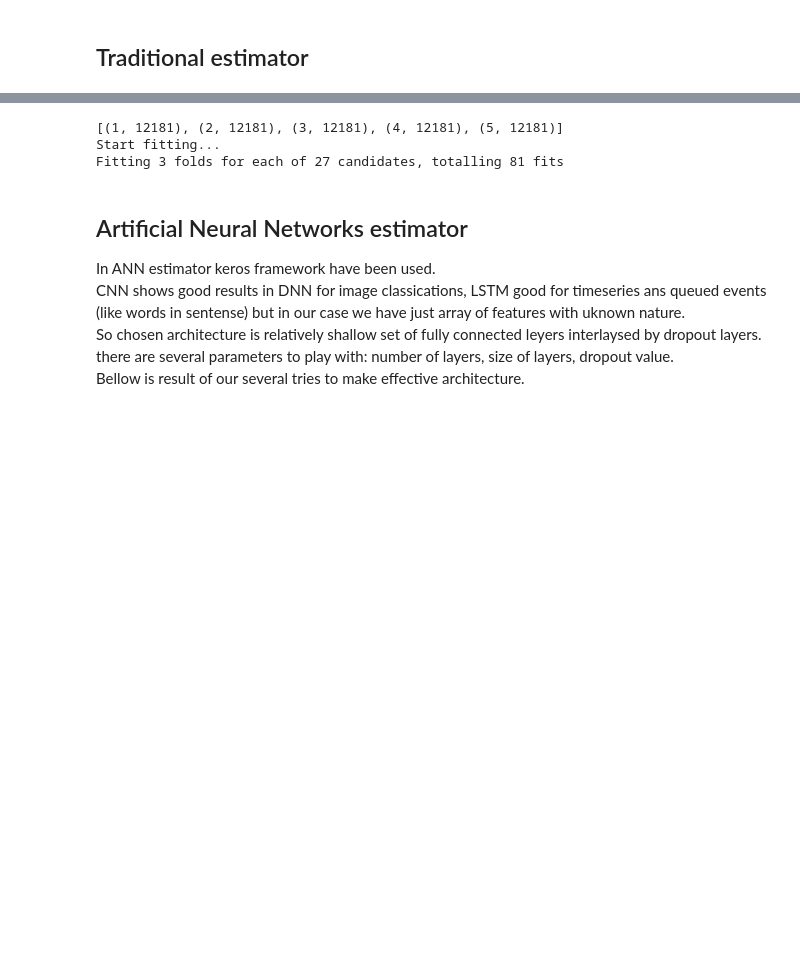
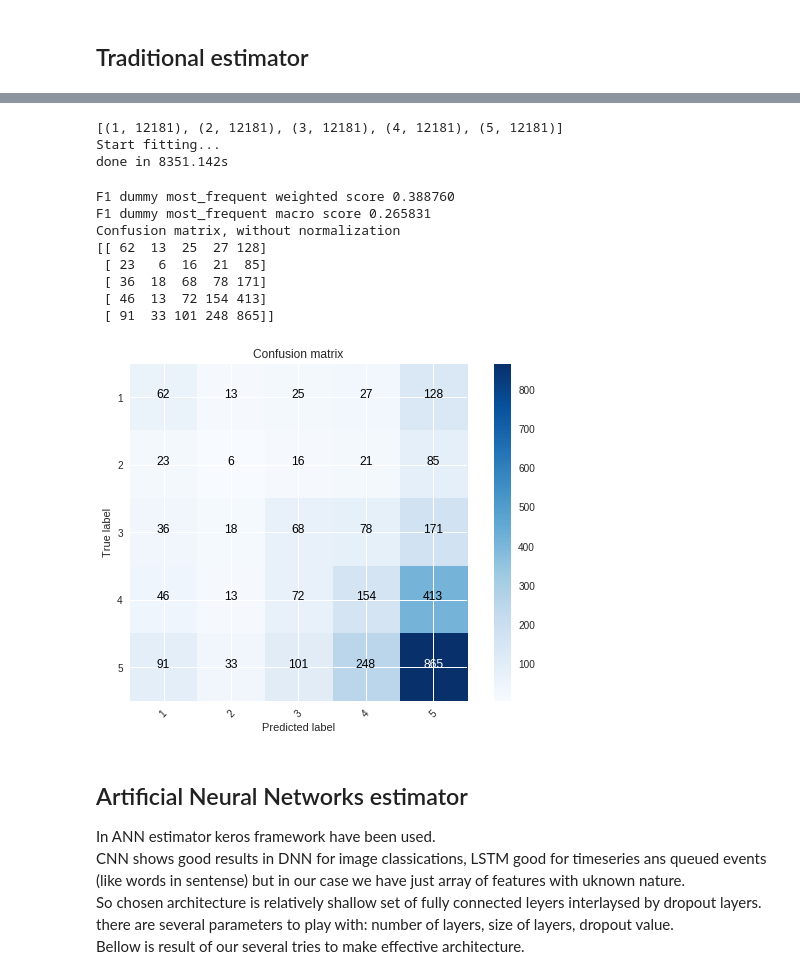
Before and after one commit to gitgash/ds-test, a Jupyter notebook: ann_estimator.ipynb, the cells around one changed output, grey strips where cells are left out. Cells and saved outputs as stored; diff of their text form; code cells hidden in the pictures; blank space fills up the shorter version.

```diff
--- a/ann_estimator.ipynb
+++ b/ann_estimator.ipynb
@@ -293,16 +299,14 @@ from collections import Counter
 print(sorted(Counter(y_resampled).items()))
 
 # create emty params to fill later
-params = {}
+# params = {}
 
 # PCA
-pca = PCA(svd_solver='randomized', whiten=True)
-params['pca__n_components'] = (300, 512, 800)
+pca = PCA(n_components = 512, svd_solver='randomized', whiten=True)
 
 # SVM
 svm = SVC(kernel='rbf')
-params['svm__C'] = (0.8, 1, 5)
-params['svm__gamma'] = [0.005, 0.01, 0.05]
+# params['svm__gamma'] = [0.005, 0.01, 0.05]
 
 # define pipeline
 pipeline = Pipeline([
@@ -310,27 +314,41 @@ pipeline = Pipeline([
     ('svm', svm),
 ])
 
-grid_search = GridSearchCV(pipeline, params, n_jobs=-1, verbose=1)
+# grid_search = GridSearchCV(pipeline, params, n_jobs=-1, verbose=1)
 
 print("Start fitting...")
 t0 = time()
-grid_search.fit(X_resampled, y_resampled)
+# grid_search.fit(X_resampled, y_resampled)
+pipeline.fit(X_resampled, y_resampled)
+
 print("done in %0.3fs" % (time() - t0))
 # %% [output]
 [(1, 12181), (2, 12181), (3, 12181), (4, 12181), (5, 12181)]
 Start fitting...
-Fitting 3 folds for each of 27 candidates, totalling 81 fits
+done in 8351.142s
 # %%
 # print best estimator params
-best_parameters = grid_search.best_estimator_.get_params()
-for param_name in sorted(params.keys()):
-    print("\t%s: %r" % (param_name, best_parameters[param_name]))
+# best_parameters = grid_search.best_estimator_.get_params()
+# for param_name in sorted(params.keys()):
+#     print("\t%s: %r" % (param_name, best_parameters[param_name]))
 # resultd evalution
-y_pred = grid_search.best_estimator_.predict(X_test)
+# y_pred = grid_search.best_estimator_.predict(X_test)
+
+y_pred = pipeline.predict(X_test)
 print("F1 dummy most_frequent weighted score %f" % f1_score(y_test, y_pred, average='weighted'))
 print("F1 dummy most_frequent macro score %f" % f1_score(y_test, y_pred, average='macro'))
 cnf_matrix = confusion_matrix(y_test, y_pred)
 plot_confusion_matrix(cnf_matrix,[1,2,3,4,5])
+# %% [output]
+F1 dummy most_frequent weighted score 0.388760
+F1 dummy most_frequent macro score 0.265831
+Confusion matrix, without normalization
+[[ 62  13  25  27 128]
+ [ 23   6  16  21  85]
+ [ 36  18  68  78 171]
+ [ 46  13  72 154 413]
+ [ 91  33 101 248 865]]
+[figure, added]
 # %% [markdown]
 ## Artificial Neural Networks estimator
 
```
Also changed, not shown: parts of 4 cells of this notebook.
